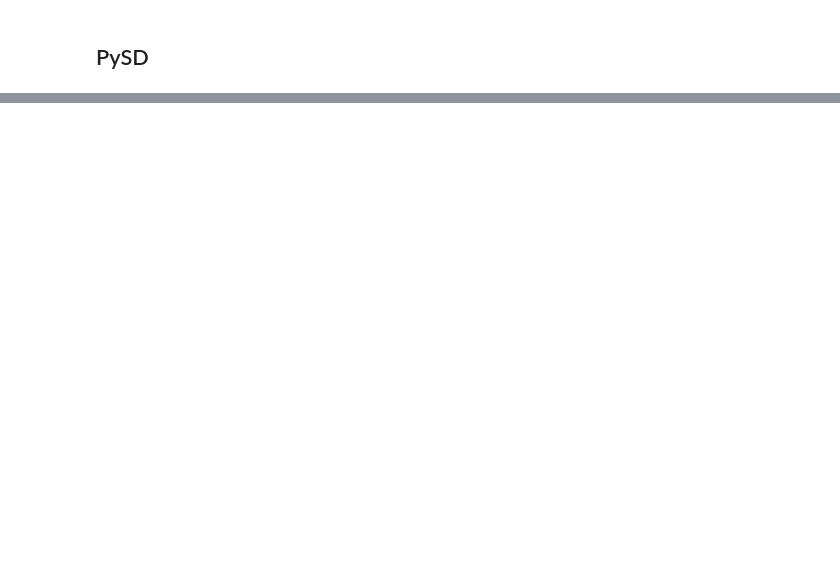
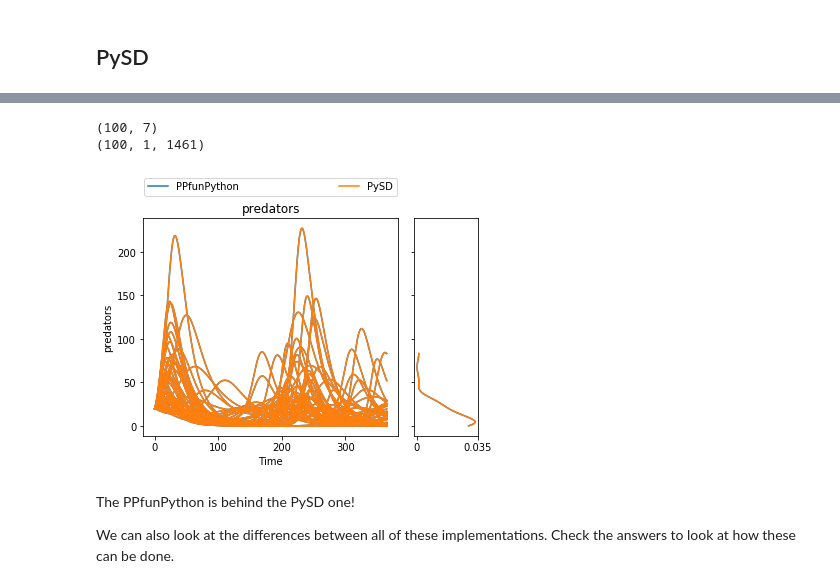
Before and after one commit to jasonrwang/epa1361_open, a Jupyter notebook: Week 1-2 - general intro to exploratory modelling/assignment 3 - multimodel_assignment.ipynb, the cells around one changed output, grey strips where cells are left out. Drawn from its saved outputs; the diff is of its cells as text; code cells hidden in the pictures; blank space fills up the shorter version.

```diff
--- a/Week 1-2 - general intro to exploratory modelling/assignment 3 - multimodel_assignment.ipynb
+++ b/Week 1-2 - general intro to exploratory modelling/assignment 3 - multimodel_assignment.ipynb
@@ -72,2 +91,10 @@ def PredPrey(prey_birth_rate=0.025, predation_rate=0.0015, predator_efficiency=0
+# %%
+modelPython = Model('PPfunPython', function= PredPrey) # How do we link multiple models together? How does this var work?
+modelPython.uncertainties = uncertainties
+modelPython.outcomes = outcomes
 # %% [markdown]
 ## PySD
+# %%
+modelPySD = PysdModel(name = 'PySD', mdl_file = 'model/PredPrey.mdl')
+modelPySD.uncertainties = uncertainties
+modelPySD.outcomes = outcomes
@@ -73,0 +119,4 @@ def PredPrey(prey_birth_rate=0.025, predation_rate=0.0015, predator_efficiency=0
+# %%
+ema_logging.log_to_stderr(ema_logging.INFO)
+experiments, outcomes = perform_experiments([modelPython, modelPySD],
+                                            scenarios=50, uncertainty_sampling=LHS)
@@ -73,0 +137,21 @@ def PredPrey(prey_birth_rate=0.025, predation_rate=0.0015, predator_efficiency=0
+# %%
+print(experiments.shape)
+print(outcomes['prey'].shape) # 1461 is the number of discrete steps within 365 days
+# %% [output]
+(100, 7)
+(100, 1, 1461)
+# %%
+# Remove the single dimension index (the second index in the outcomes shape)
+out = {key:outcomes[key][:,0,:] for key in outcomes.keys()}
+results = (experiments.copy(), out)
+# %%
+from ema_workbench.analysis import plotting, plotting_util, Density
+
+lines(results[0], results[1], outcomes_to_show=['predators'], density = Density.KDE, group_by='model', experiments_to_show=np.arange(0, len(experiments), 1))
+plt.show()
+# %% [output]
+[figure, added]
+# %% [markdown]
+The PPfunPython is behind the PySD one!
+
+We can also look at the differences between all of these implementations. Check the answers to look at how these can be done.
```
Also changed, not shown: parts of 11 cells of this notebook.
